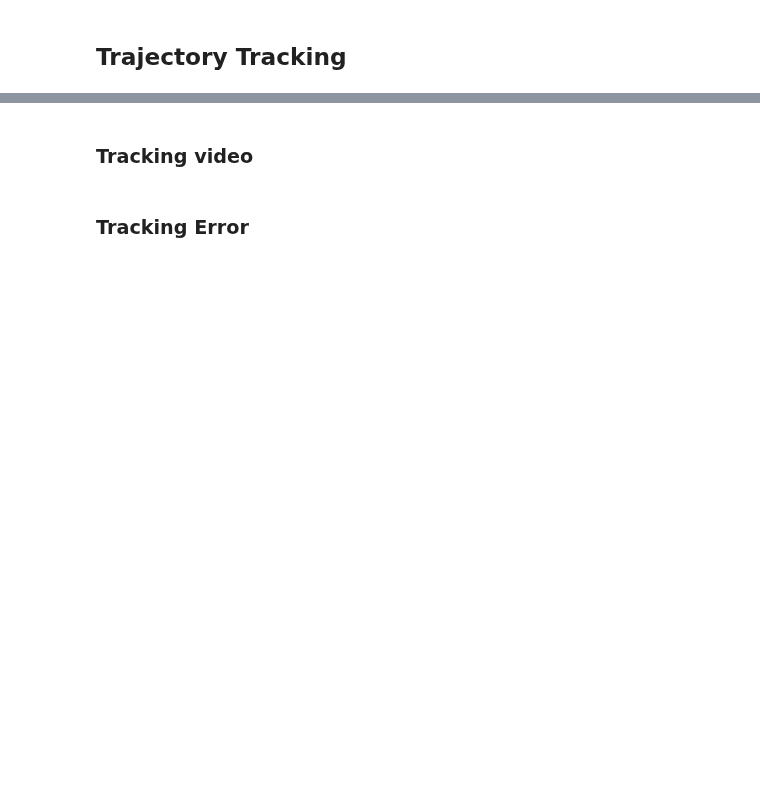
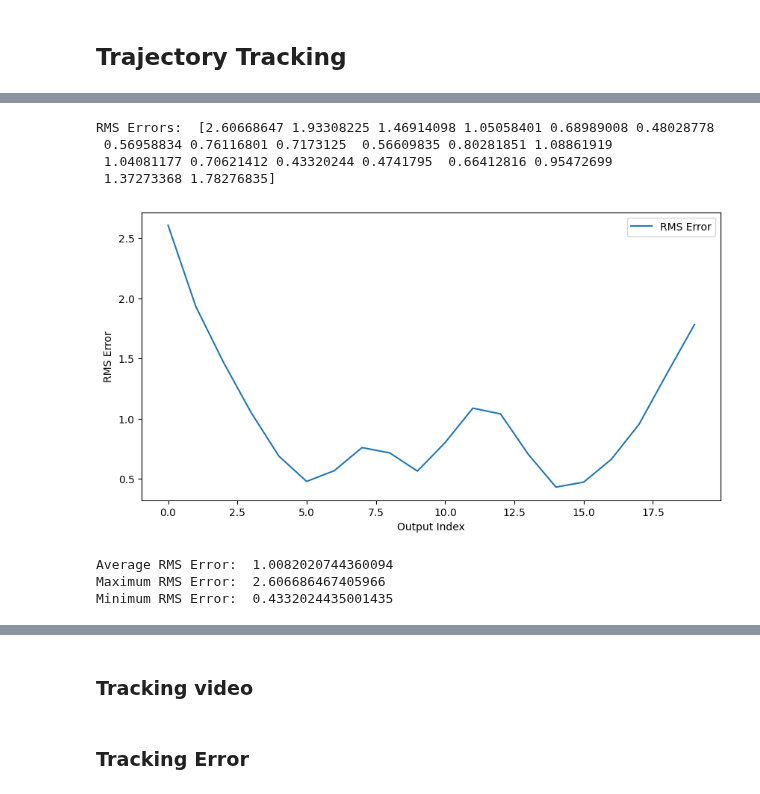
Before and after one commit to iman-adibnazari/anguilliformOptimalControl, a Jupyter notebook: src/notebooks/experiments/rhcAnalysis.ipynb, the cells around one changed output, grey strips where cells are left out. Saved outputs shown, nothing was run; the diff lists cells and outputs as text; code cells hidden in the pictures; blank space fills up the shorter version.

```diff
--- a/src/notebooks/experiments/rhcAnalysis.ipynb
+++ b/src/notebooks/experiments/rhcAnalysis.ipynb
@@ -147,3 +159,31 @@ for i in range(40):
+# %%
+# Calculate RMS error over odd indexed outputs
+rms_errors = np.zeros((20))
+for i in range(20):
+    rms_errors[i] = np.sqrt(np.mean((Y_fom[2*i+1,:]-y_refs[2*i+1,:])**2))
+print("RMS Errors: ", rms_errors)
+# Plot RMS errors
+fig, ax = plt.subplots(figsize=(10, 5))
+ax.plot(rms_errors, label="RMS Error")
+ax.set_xlabel("Output Index")
+ax.set_ylabel("RMS Error")
+ax.legend()
+plt.show()
+# Print average RMS error
+print("Average RMS Error: ", np.mean(rms_errors))
+# Print maximum RMS error
+print("Maximum RMS Error: ", np.max(rms_errors))
+# Print minimum RMS error
+print("Minimum RMS Error: ", np.min(rms_errors))
+# %% [output]
+RMS Errors:  [2.60668647 1.93308225 1.46914098 1.05058401 0.68989008 0.48028778
+ 0.56958834 0.76116801 0.7173125  0.56609835 0.80281851 1.08861919
+ 1.04081177 0.70621412 0.43320244 0.4741795  0.66412816 0.95472699
+ 1.37273368 1.78276835]
+[figure, added]
+Average RMS Error:  1.0082020744360094
+Maximum RMS Error:  2.606686467405966
+Minimum RMS Error:  0.4332024435001435
 # %%
 # Generate svg of just output index 1 against its reference trajectory with trial id in title
 fig, ax = plt.subplots()
```
Also changed, not shown: parts of 7 cells of this notebook, 7 other files.
